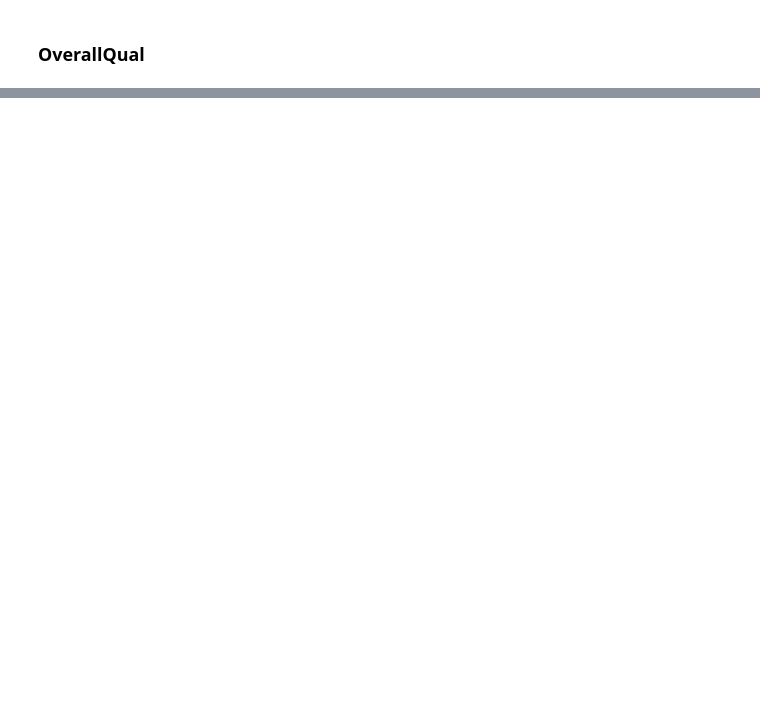
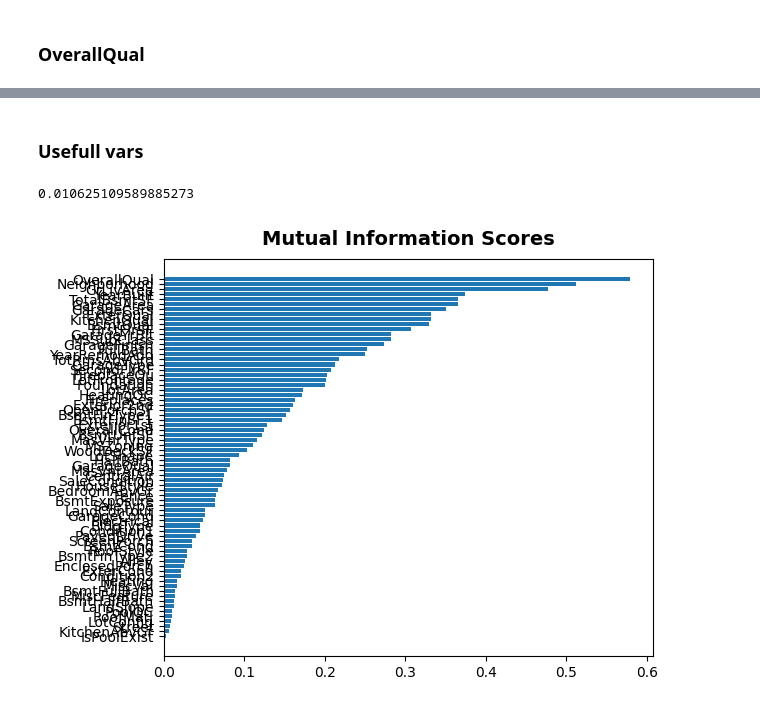
Before and after one commit to teren4m/ai, a Jupyter notebook: house-prices-advanced-regression-techniques/feature_research.ipynb, the cells around one changed output, grey strips where cells are left out. Cells and saved outputs as stored; diff of their text form; code cells hidden in the pictures; blank space fills up the shorter version.

```diff
--- a/house-prices-advanced-regression-techniques/feature_research.ipynb
+++ b/house-prices-advanced-regression-techniques/feature_research.ipynb
@@ -87,3 +130,8 @@ print(df_train.PoolQC.describe())
+# %%
+PoolQC = X[['PoolQC']]
+PoolQC.name = "IsPoolExist"
+PoolQC.notna()
+X['IsPoolExist'] = PoolQC.notna()
 # %% [markdown]
 ### OverallQual ###
 # %%
@@ -91,4 +149,4 @@ X.OverallQual.describe()
 # %%
-X['SalePrice'] = y['SalePrice']
-sns.scatterplot(x="OverallQual", y="SalePrice", data=X,)
+# X['SalePrice'] = y['SalePrice']
+# sns.scatterplot(x="OverallQual", y="SalePrice", data=X,)
 # %%
@@ -100,0 +169,11 @@ mi[mi > 0].sort_values()
+# %% [markdown]
+### Usefull vars ###
+# %%
+usefull_mi = mi.loc[mi > 0].sort_values(ascending=False)
+usefull_mi
+# %% [output]
+0.010625109589885273
+# %%
+plot_mi_scores(usefull_mi)
+# %% [output]
+[figure, added]
```
Also changed, not shown: parts of 9 cells of this notebook, 8 other files.
